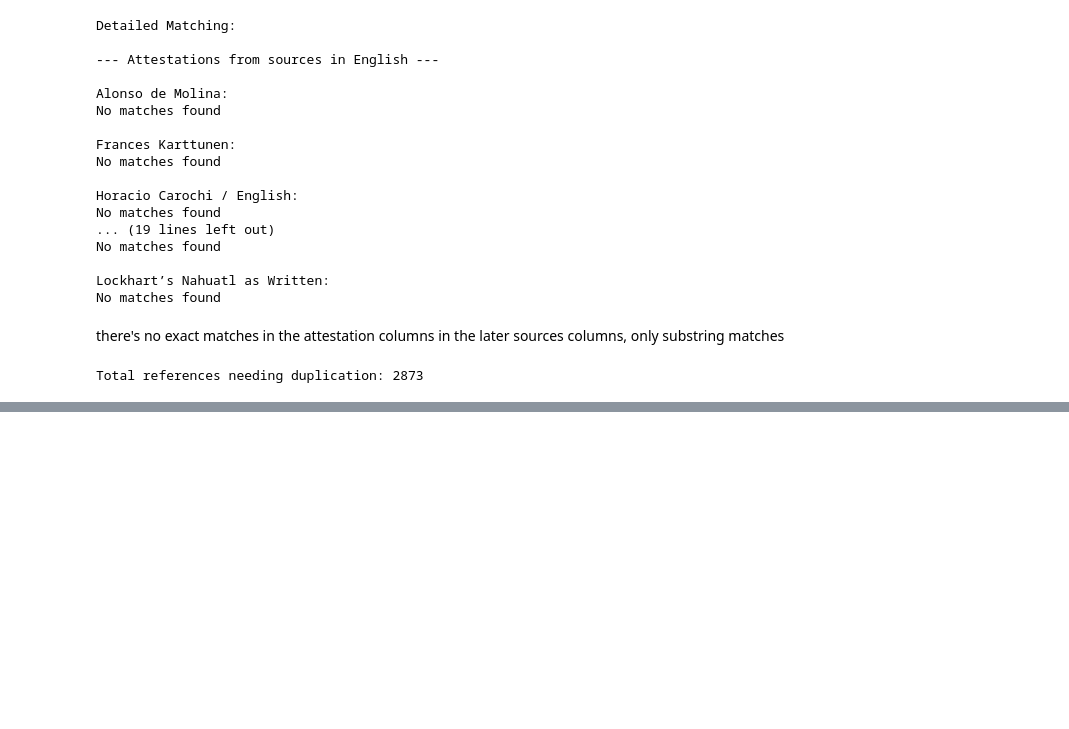
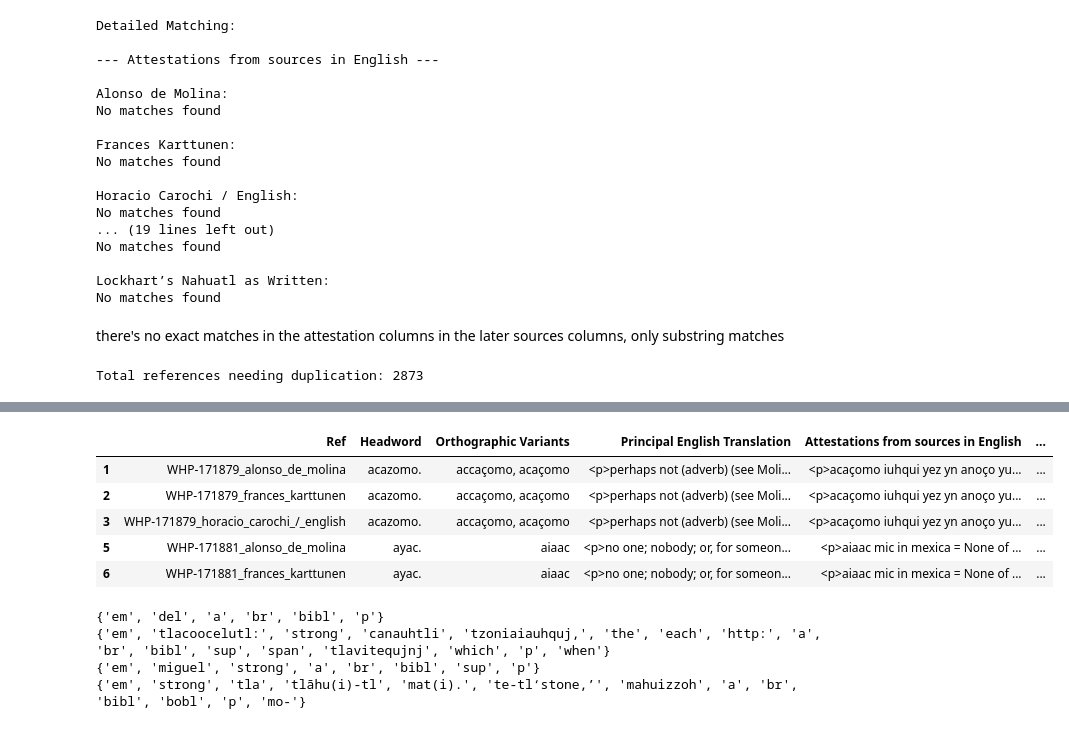
Before and after one commit to kevin14767/NahuatLEX, a Jupyter notebook: src/notebooks/whp_notebook.ipynb, the cells around one changed output, grey strips where cells are left out. Saved outputs shown, nothing was run; the diff lists cells and outputs as text; code cells hidden in the pictures; blank space fills up the shorter version.

```diff
--- a/src/notebooks/whp_notebook.ipynb
+++ b/src/notebooks/whp_notebook.ipynb
@@ -294,0 +328,19 @@ new_df.to_csv("WHP_EarlyNahuatl_data_rowsduplicatedv2.csv", encoding='utf-8-sig'
+# %%
+df_without_originalrowsduplicatedfrom = interim_df.copy()
+df_wout_ogrows = df_without_originalrowsduplicatedfrom
+columns = [ 'Alonso de Molina',
+    'Frances Karttunen',
+    'Horacio Carochi / English',
+    'Andrés de Olmos',
+    'Lockhart’s Nahuatl as Written'
+]
+df_wout_ogrows.drop(columns=columns, inplace=True)
+df_wout_ogrows.dropna(subset=['Full Original Entry'], inplace=True)
+df_wout_ogrows.head()
+# %% [output]
+|  | Ref | Headword | Orthographic Variants | Principal English Translation | Attestations from sources in English | ... |
+| 1 | WHP-171879_alonso_de_molina | acazomo. | accaçomo, acaçomo | <p>perhaps not (adverb) (see Moli... | <p>acaçomo iuhqui yez yn anoço yu... | ... |
+| 2 | WHP-171879_frances_karttunen | acazomo. | accaçomo, acaçomo | <p>perhaps not (adverb) (see Moli... | <p>acaçomo iuhqui yez yn anoço yu... | ... |
+| 3 | WHP-171879_horacio_carochi_/_english | acazomo. | accaçomo, acaçomo | <p>perhaps not (adverb) (see Moli... | <p>acaçomo iuhqui yez yn anoço yu... | ... |
+| 5 | WHP-171881_alonso_de_molina | ayac. | aiaac | <p>no one; nobody; or, for someon... | <p>aiaac mic in mexica = None of ... | ... |
+| 6 | WHP-171881_frances_karttunen | ayac. | aiaac | <p>no one; nobody; or, for someon... | <p>aiaac mic in mexica = None of ... | ... |
@@ -294,0 +357,11 @@ new_df.to_csv("WHP_EarlyNahuatl_data_rowsduplicatedv2.csv", encoding='utf-8-sig'
+# %%
+columns_to_check_html = [ "Principal English Translation", "Attestations from sources in English" ,
+                         "Attestations from sources in Spanish", "Full Original Entry"]
+
+for col in columns_to_check_html:
+    print(identify_html_tags_basedoncolumn(str(col), df_wout_ogrows))
+# %% [output]
+{'em', 'del', 'a', 'br', 'bibl', 'p'}
+{'em', 'tlacoocelutl:', 'strong', 'canauhtli', 'tzoniaiauhquj,', 'the', 'each', 'http:', 'a', 'br', 'bibl', 'sup', 'span', 'tlavitequjnj', 'which', 'p', 'when'}
+{'em', 'miguel', 'strong', 'a', 'br', 'bibl', 'sup', 'p'}
+{'em', 'strong', 'tla', 'tlāhu(i)-tl', 'mat(i).', 'te-tl‘stone,’', 'mahuizzoh', 'a', 'br', 'bibl', 'bobl', 'p', 'mo-'}
```
Also changed, not shown: parts of 8 cells of this notebook, 2 other files.
